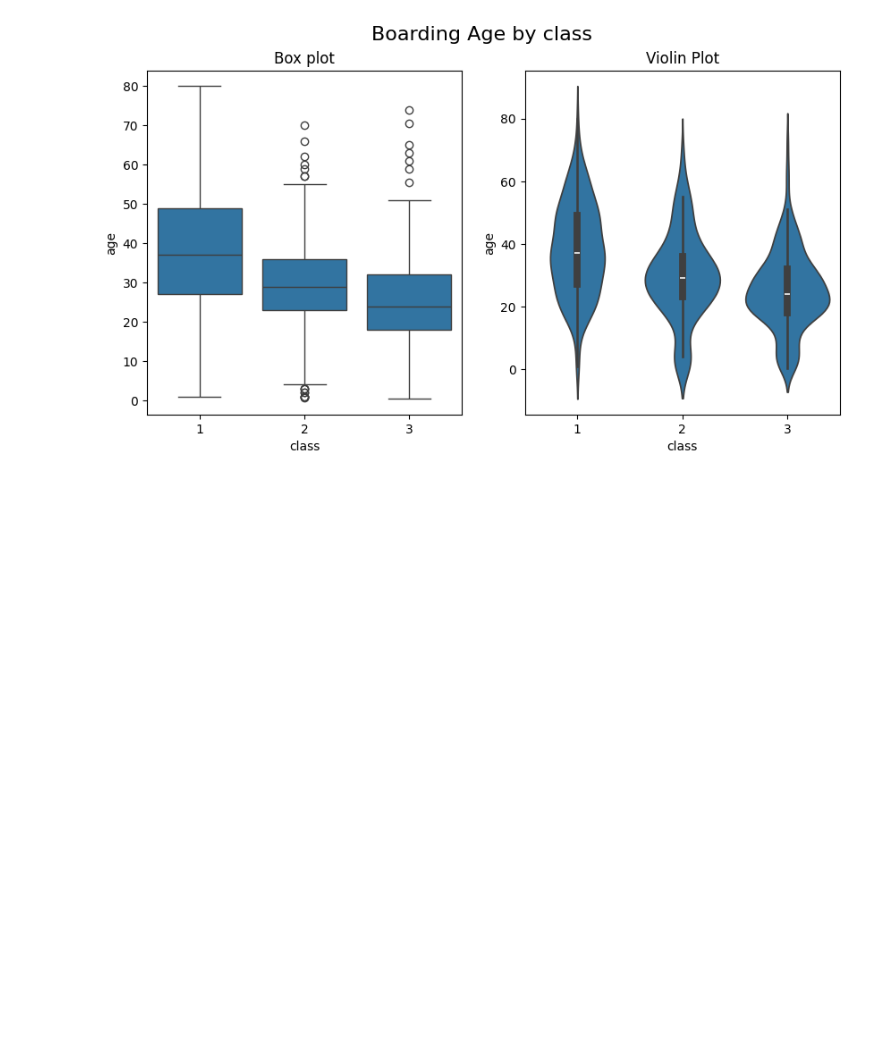
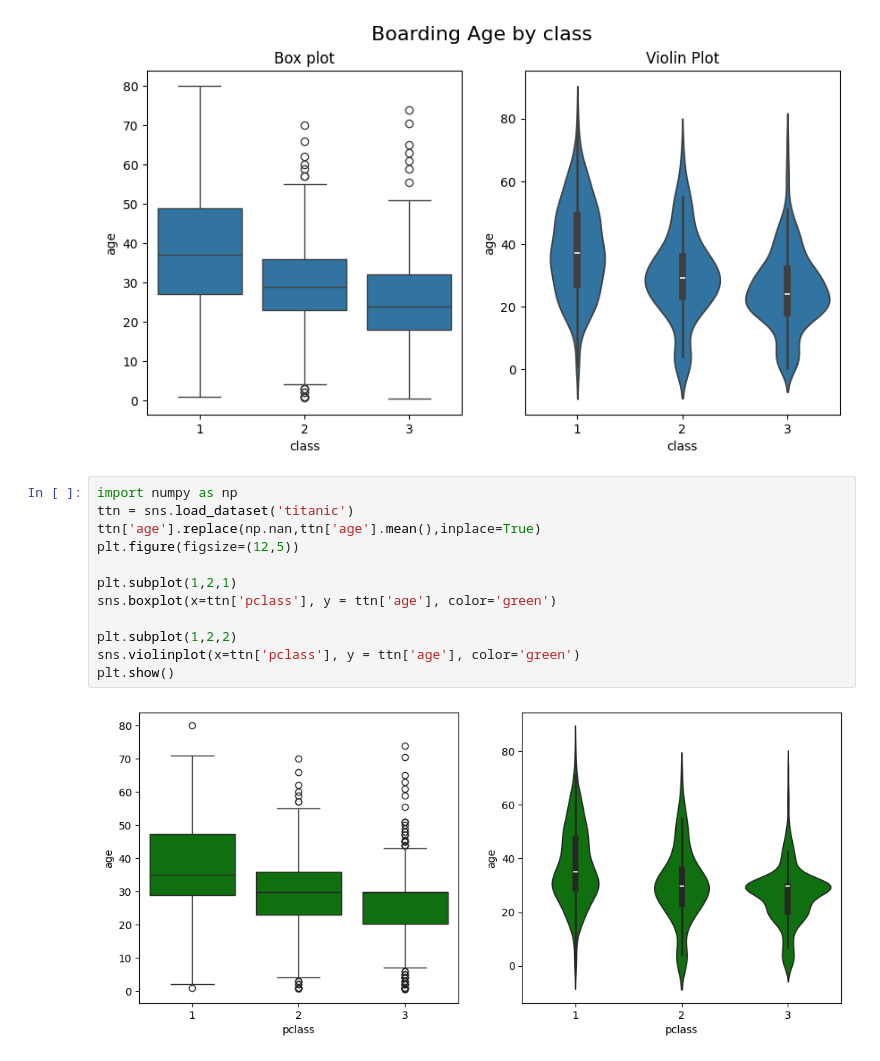
Before and after one commit to yk91412/kita_2404, a Jupyter notebook: m3_분석라이브러리/시각화/시각화2.ipynb, the cells around one changed output. Drawn from its saved outputs; the diff is of its cells as text; blank space fills up the shorter version.

```diff
--- a/m3_분석라이브러리/시각화/시각화2.ipynb
+++ b/m3_분석라이브러리/시각화/시각화2.ipynb
@@ -529,3 +577,17 @@ axes[1].set_title('Violin Plot')
 plt.show()
 # %% [output]
 [figure]
+# %%
+import numpy as np
+ttn = sns.load_dataset('titanic')
+ttn['age'].replace(np.nan,ttn['age'].mean(),inplace=True)
+plt.figure(figsize=(12,5))
+
+plt.subplot(1,2,1)
+sns.boxplot(x=ttn['pclass'], y = ttn['age'], color='green')
+
+plt.subplot(1,2,2)
+sns.violinplot(x=ttn['pclass'], y = ttn['age'], color='green')
+plt.show()
+# %% [output]
+[figure, added]
```
Also changed, not shown: parts of 4 cells of this notebook.
